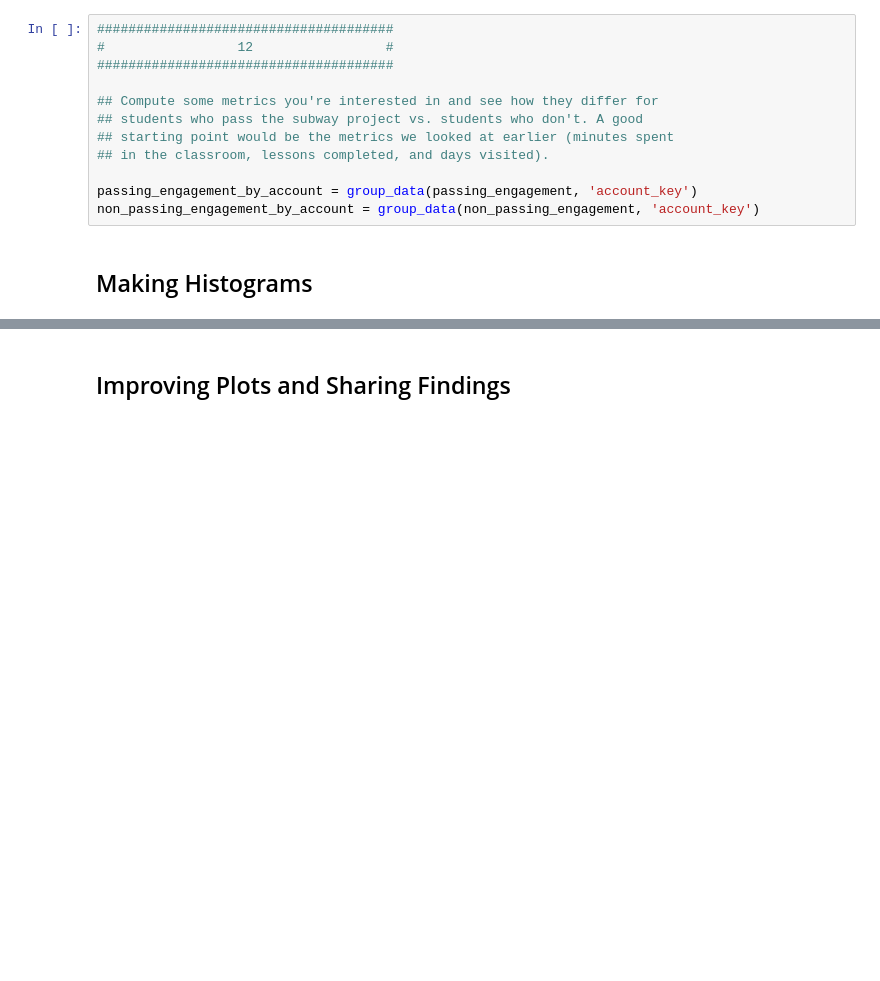
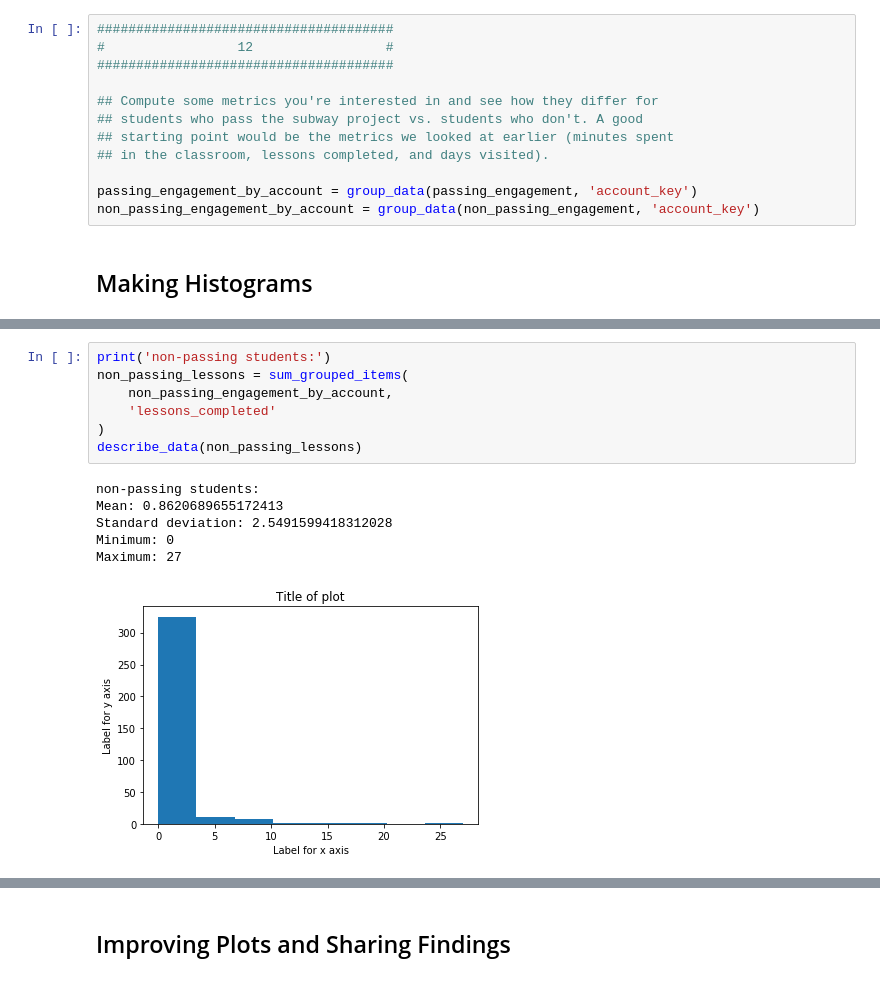
Before and after one commit to royopa/introducao-a-analise-de-dados-udacity, a Jupyter notebook: L1_Starter_Code.ipynb, the cells around one changed output, grey strips where cells are left out. Cells and saved outputs as stored; diff of their text form; blank space fills up the shorter version.

```diff
--- a/L1_Starter_Code.ipynb
+++ b/L1_Starter_Code.ipynb
@@ -632,0 +644,14 @@ TypeError: 'int' object is not iterable
+# %%
+print('non-passing students:')
+non_passing_lessons = sum_grouped_items(
+    non_passing_engagement_by_account,
+    'lessons_completed'
+)
+describe_data(non_passing_lessons)
+# %% [output]
+non-passing students:
+Mean: 0.8620689655172413
+Standard deviation: 2.5491599418312028
+Minimum: 0
+Maximum: 27
+[figure, added]
```
Also changed, not shown: parts of 10 cells of this notebook.
